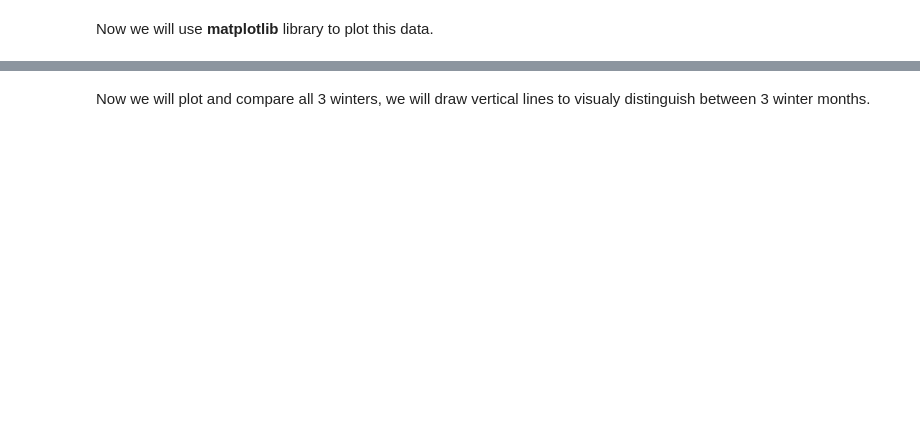
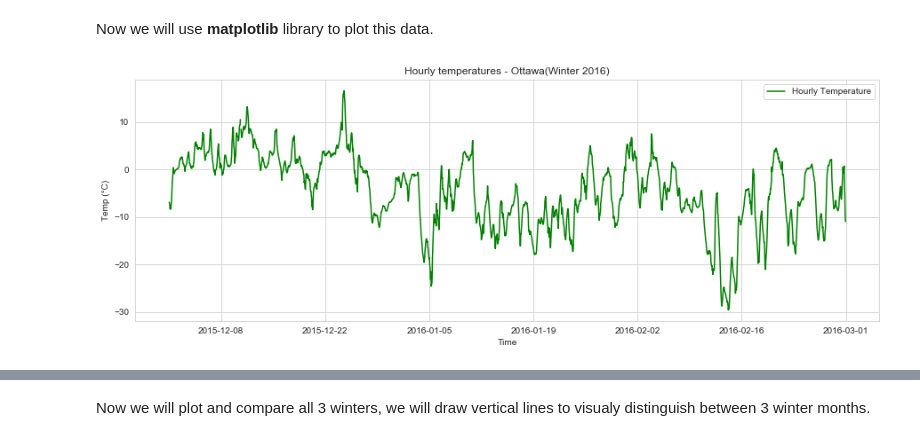
Before and after one commit to callysto/getting-started, a Jupyter notebook: OpenDataExamples/Climate_Weather_Historical_Data_workshop.ipynb, the cells around one changed output, grey strips where cells are left out. Cells and saved outputs as stored; diff of their text form; code cells hidden in the pictures; blank space fills up the shorter version.

```diff
--- a/OpenDataExamples/Climate_Weather_Historical_Data_workshop.ipynb
+++ b/OpenDataExamples/Climate_Weather_Historical_Data_workshop.ipynb
@@ -66,6 +105,6 @@ First we will call **download_data_date_range()** giving it StationID and dates
 Then we will use **matplotlib** to plot the results.
 # %%
 ## Use download_data_date_range() function to collect hourly temperaure from Dec2015 to Feb2016
-winter_2016 = download_data_date_range(51441,"Dec2015","Feb2016")
-winter_2017 = download_data_date_range(51441,"Dec2016","Feb2017")
-winter_2018 = download_data_date_range(51441,"Dec2017","Feb2018")
+winter_2016 = download_data_date_range(49568,"Dec2015","Feb2016")
+winter_2017 = download_data_date_range(49568,"Dec2016","Feb2017")
+winter_2018 = download_data_date_range(49568,"Dec2017","Feb2018")
@@ -88,13 +144,15 @@ sns.set_style('whitegrid')
 # %%
 ## We will plot winter 2016 temperatures first
 fig = plt.figure(figsize=(15,5))                                   # set matplotlib figure size
 # Plot two columns: Date/Time and Temp using color green - "g"
 plt.plot(winter_2016['Date/Time'], winter_2016['Temp (°C)'],"g", label='Hourly Temperature')
-plt.title("Hourly temperatures - Regina(Winter 2016)")             # plot title
+plt.title("Hourly temperatures - Ottawa(Winter 2016)")             # plot title
 plt.ylabel('Temp (°C)')                                            # y axis label
 plt.xlabel('Time')                                                 # x axis label
 plt.legend()                                                       # show the legend
 plt.show()                                                         # display the plot
+# %% [output]
+[figure, added]
 # %%
 ## Now we create exactly the same plot + add daily average
 fig = plt.figure(figsize=(15,5))
```
Also changed, not shown: parts of 15 cells of this notebook, 2 other files.
